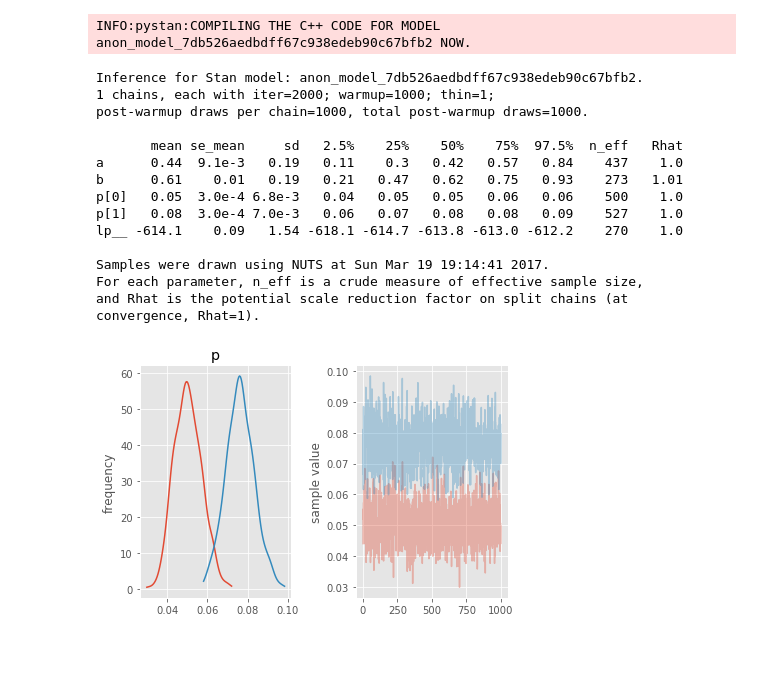
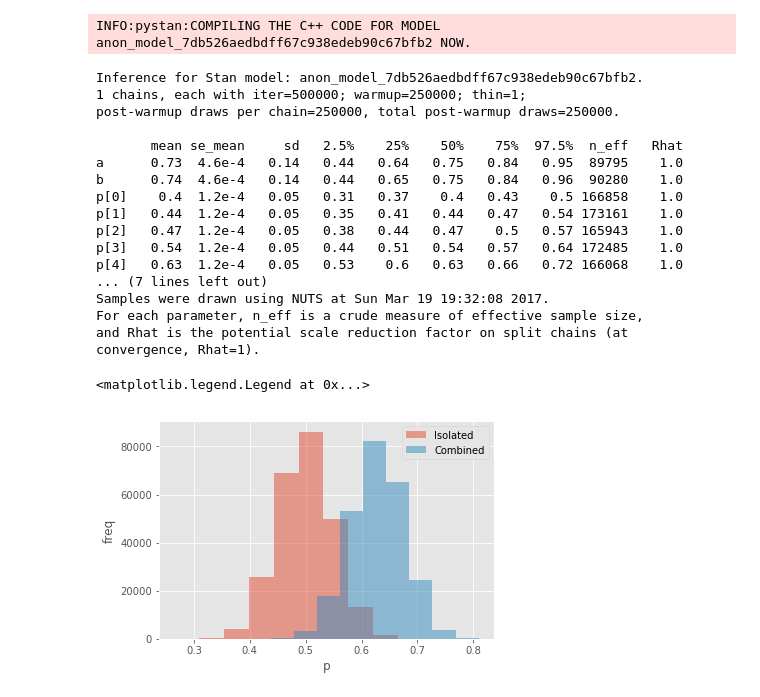
Before and after one commit to gondimribeiro/statistical-rethinking, a Jupyter notebook: extras/bayesian-ab.ipynb, the cells around one changed output. Saved outputs shown, nothing was run; the diff lists cells and outputs as text; code cells hidden in the pictures; blank space fills up the shorter version.

Commit message:
Adding more variables to hierarchical and comparing results with simple inference

```diff
--- a/extras/bayesian-ab.ipynb
+++ b/extras/bayesian-ab.ipynb
@@ -131,34 +131,51 @@ generated quantities {}
 """
 
 hierarchical_data = {
-    'N': 2,
-    'visits': [1058, 1470],
-    'hits': [52, 112],
+    'N': 10,
+    'visits': 100*np.ones(10, dtype=np.int),
+    'hits': [40, 44, 47, 54, 63, 46, 44, 49, 58, 50],
 }
 
-fit = pystan.stan(model_code=hierarchical_hits_code, data=hierarchical_data, iter=2000, chains=1)
+fit = pystan.stan(model_code=hierarchical_hits_code, data=hierarchical_data, iter=500000, chains=1)
 # %% [output]
 INFO:pystan:COMPILING THE C++ CODE FOR MODEL anon_model_7db526aedbdff67c938edeb90c67bfb2 NOW.
 # %%
 print(fit)
 # %% [output]
 Inference for Stan model: anon_model_7db526aedbdff67c938edeb90c67bfb2.
-1 chains, each with iter=2000; warmup=1000; thin=1;
-post-warmup draws per chain=1000, total post-warmup draws=1000.
+1 chains, each with iter=500000; warmup=250000; thin=1;
+post-warmup draws per chain=250000, total post-warmup draws=250000.
 
        mean se_mean     sd   2.5%    25%    50%    75%  97.5%  n_eff   Rhat
-a      0.44  9.1e-3   0.19   0.11    0.3   0.42   0.57   0.84    437    1.0
-b      0.61    0.01   0.19   0.21   0.47   0.62   0.75   0.93    273   1.01
-p[0]   0.05  3.0e-4 6.8e-3   0.04   0.05   0.05   0.06   0.06    500    1.0
-p[1]   0.08  3.0e-4 7.0e-3   0.06   0.07   0.08   0.08   0.09    527    1.0
-lp__ -614.1    0.09   1.54 -618.1 -614.7 -613.8 -613.0 -612.2    270    1.0
-
-Samples were drawn using NUTS at Sun Mar 19 19:14:41 2017.
+a      0.73  4.6e-4   0.14   0.44   0.64   0.75   0.84   0.95  89795    1.0
+b      0.74  4.6e-4   0.14   0.44   0.65   0.75   0.84   0.96  90280    1.0
+p[0]    0.4  1.2e-4   0.05   0.31   0.37    0.4   0.43    0.5 166858    1.0
+p[1]   0.44  1.2e-4   0.05   0.35   0.41   0.44   0.47   0.54 173161    1.0
+p[2]   0.47  1.2e-4   0.05   0.38   0.44   0.47    0.5   0.57 165943    1.0
+p[3]   0.54  1.2e-4   0.05   0.44   0.51   0.54   0.57   0.64 172485    1.0
+p[4]   0.63  1.2e-4   0.05   0.53    0.6   0.63   0.66   0.72 166068    1.0
+... (7 lines left out)
+Samples were drawn using NUTS at Sun Mar 19 19:32:08 2017.
 For each parameter, n_eff is a crude measure of effective sample size,
 and Rhat is the potential scale reduction factor on split chains (at
 convergence, Rhat=1).
-# %%
-fit.plot('p');
-plt.tight_layout()
-# %% [output]
-[figure, removed]
+# %%
+idx = 9
+
+isolated_data = {
+    'visits': hierarchical_data['visits'][idx],
+    'hits': hierarchical_data['hits'][idx],
+}
+
+isolated_fit = pystan.stan(fit=A_fit, data=isolated_data, iter=500000, chains=1)
+
+pos1 = isolated_fit.extract('p')['p']
+pos2 = fit.extract('p')['p'][:, 4]
+plt.hist(pos1, alpha=0.5, label='Isolated')
+plt.hist(pos2, alpha=0.5, label='Combined')
+plt.xlabel('p')
+plt.ylabel('freq')
+plt.legend(loc='upper right')
+# %% [output]
+<matplotlib.legend.Legend at 0x...>
+[figure, added]
```
